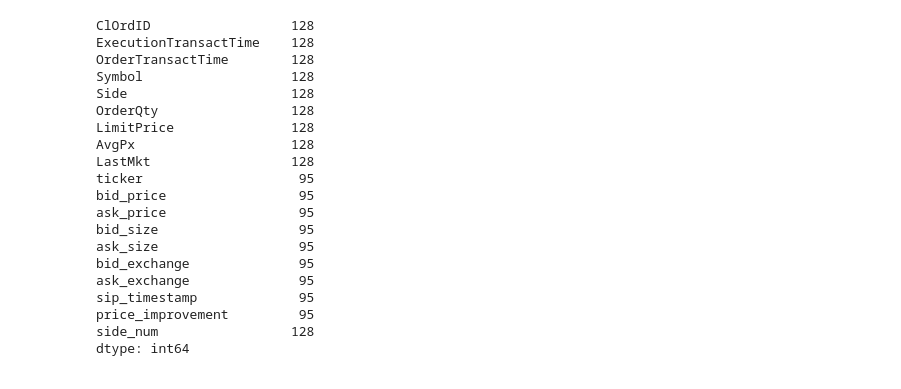
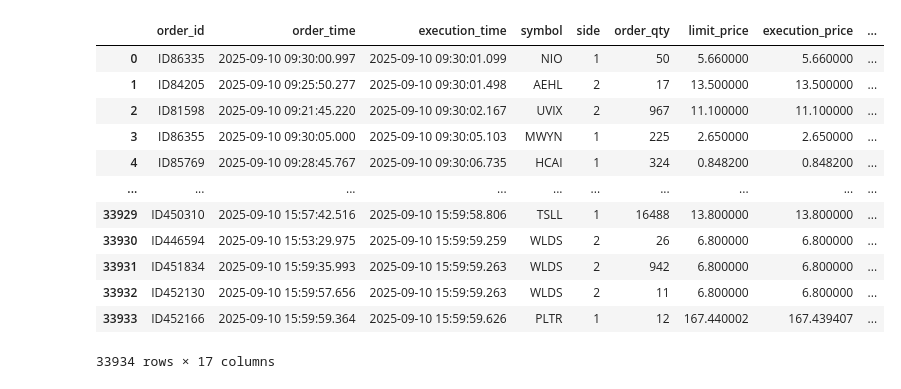
Before and after one commit to Gonzalorrd/assignment4_order_router, a Jupyter notebook: practice.ipynb, the cells around one changed output. Saved outputs shown, nothing was run; the diff lists cells and outputs as text; code cells hidden in the pictures.

```diff
--- a/practice.ipynb
+++ b/practice.ipynb
@@ -197,25 +186,2 @@ dtype: int64
-# %%
-df_features[df_features['LastMkt']=='ID1792'].count()
-# %% [output]
-ClOrdID                  128
-ExecutionTransactTime    128
-OrderTransactTime        128
-Symbol                   128
-Side                     128
-OrderQty                 128
-LimitPrice               128
-AvgPx                    128
-LastMkt                  128
-ticker                    95
-bid_price                 95
-ask_price                 95
-bid_size                  95
-ask_size                  95
-bid_exchange              95
-ask_exchange              95
-sip_timestamp             95
-price_improvement         95
-side_num                 128
-dtype: int64
 # %%
 RANDOM_SEED=42
@@ -262 +223,17 @@ def prepare_data(df: pd.DataFrame) -> None:
     df.dropna(subset=cols_needed, inplace=True)
+# %%
+df_features
+# %% [output]
+|  | order_id | order_time | execution_time | symbol | side | order_qty | limit_price | execution_price | ... |
+| 0 | ID86335 | 2025-09-10 09:30:00.997 | 2025-09-10 09:30:01.099 | NIO | 1 | 50 | 5.660000 | 5.660000 | ... |
+| 1 | ID84205 | 2025-09-10 09:25:50.277 | 2025-09-10 09:30:01.498 | AEHL | 2 | 17 | 13.500000 | 13.500000 | ... |
+| 2 | ID81598 | 2025-09-10 09:21:45.220 | 2025-09-10 09:30:02.167 | UVIX | 2 | 967 | 11.100000 | 11.100000 | ... |
+| 3 | ID86355 | 2025-09-10 09:30:05.000 | 2025-09-10 09:30:05.103 | MWYN | 1 | 225 | 2.650000 | 2.650000 | ... |
+| 4 | ID85769 | 2025-09-10 09:28:45.767 | 2025-09-10 09:30:06.735 | HCAI | 1 | 324 | 0.848200 | 0.848200 | ... |
+| ... | ... | ... | ... | ... | ... | ... | ... | ... | ... |
+| 33929 | ID450310 | 2025-09-10 15:57:42.516 | 2025-09-10 15:59:58.806 | TSLL | 1 | 16488 | 13.800000 | 13.800000 | ... |
+| 33930 | ID446594 | 2025-09-10 15:53:29.975 | 2025-09-10 15:59:59.259 | WLDS | 2 | 26 | 6.800000 | 6.800000 | ... |
+| 33931 | ID451834 | 2025-09-10 15:59:35.993 | 2025-09-10 15:59:59.263 | WLDS | 2 | 942 | 6.800000 | 6.800000 | ... |
+| 33932 | ID452130 | 2025-09-10 15:59:57.656 | 2025-09-10 15:59:59.263 | WLDS | 2 | 11 | 6.800000 | 6.800000 | ... |
+| 33933 | ID452166 | 2025-09-10 15:59:59.364 | 2025-09-10 15:59:59.626 | PLTR | 1 | 12 | 167.440002 | 167.439407 | ... |
+33934 rows × 17 columns
```
Also changed, not shown: parts of 20 cells of this notebook, 4 other files.
